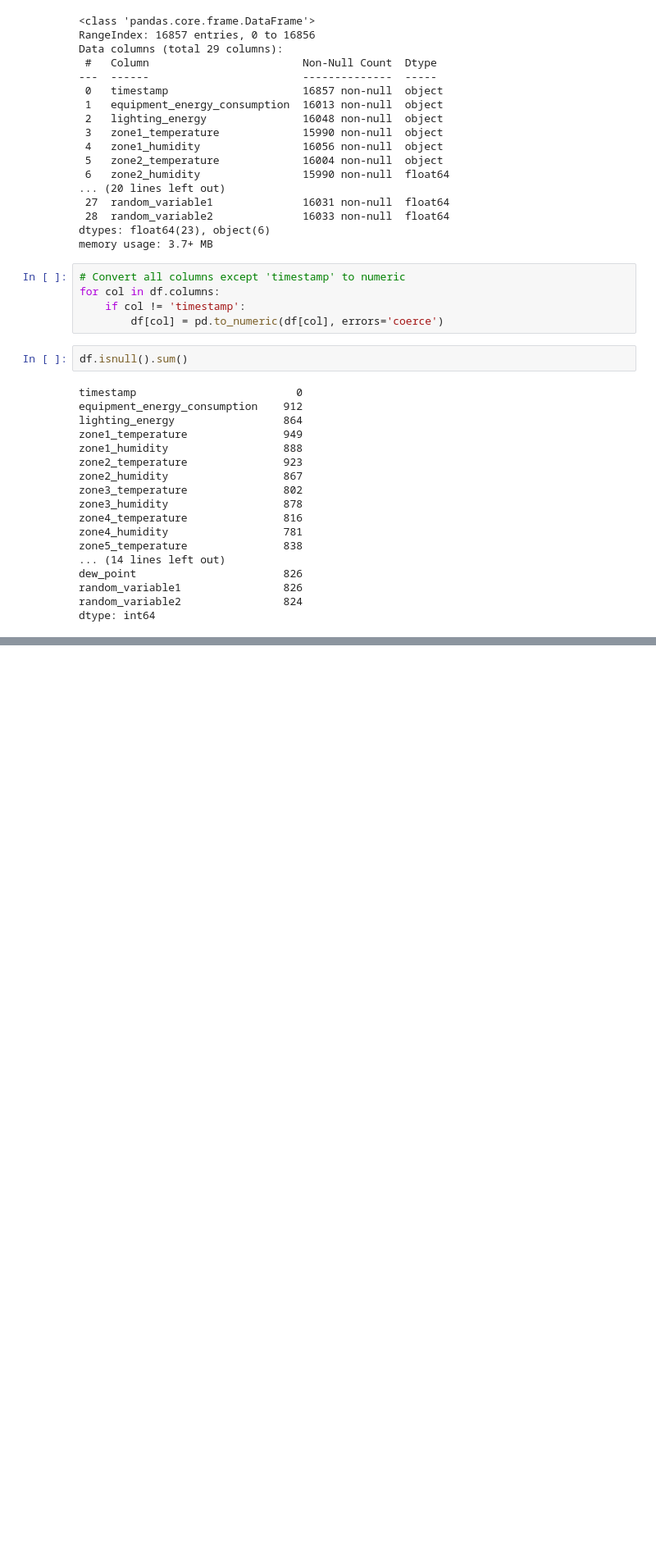
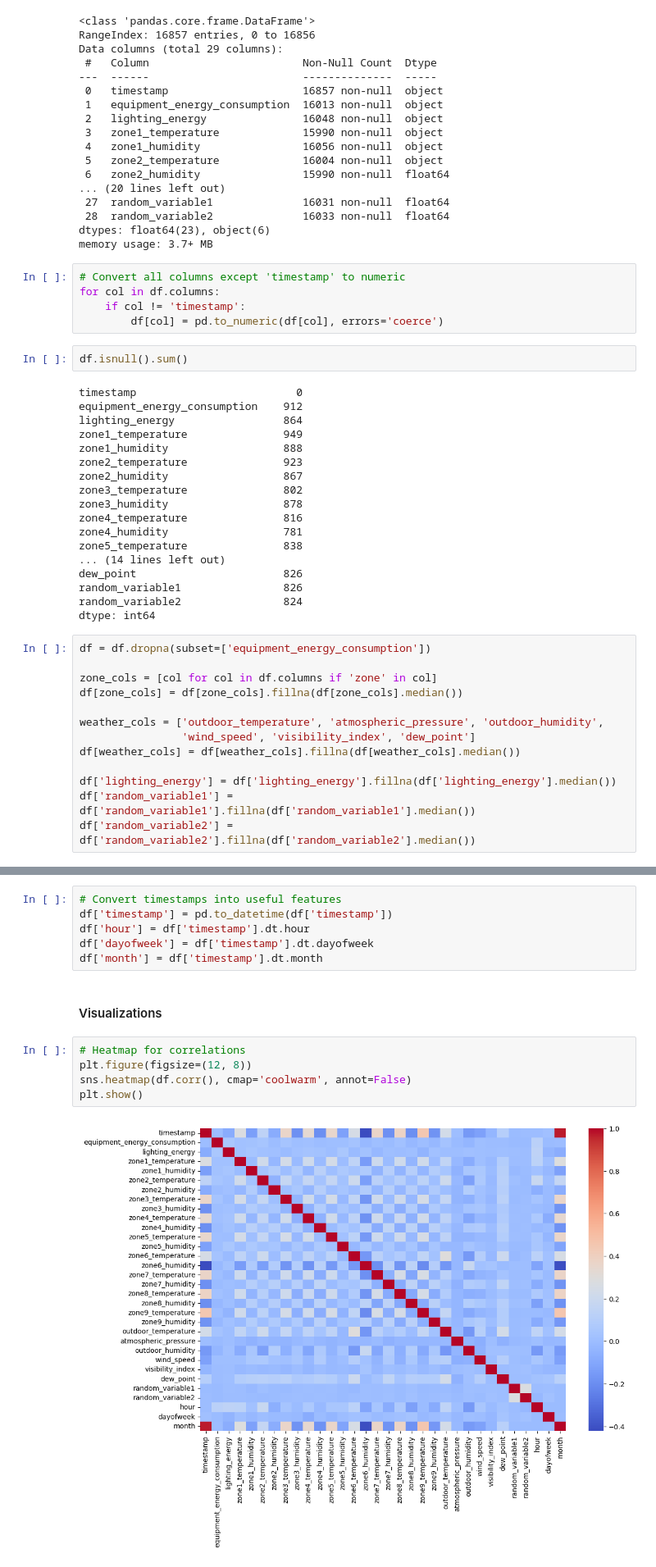
Before and after one commit to Nishita76/DS-Intern-Assignment-Nishita, a Jupyter notebook: notebook.ipynb, the cells around one changed output, grey strips where cells are left out. Shown at 82% size. Drawn from its saved outputs; the diff is of its cells as text; blank space fills up the shorter version.

Commit message:
EDA - visualizations and correlations

```diff
--- a/notebook.ipynb
+++ b/notebook.ipynb
@@ -84,3 +86,16 @@ dew_point                       826
 random_variable1                826
 random_variable2                824
 dtype: int64
+# %%
+df = df.dropna(subset=['equipment_energy_consumption'])
+
+zone_cols = [col for col in df.columns if 'zone' in col]
+df[zone_cols] = df[zone_cols].fillna(df[zone_cols].median())
+
+weather_cols = ['outdoor_temperature', 'atmospheric_pressure', 'outdoor_humidity',
+                'wind_speed', 'visibility_index', 'dew_point']
+df[weather_cols] = df[weather_cols].fillna(df[weather_cols].median())
+
+df['lighting_energy'] = df['lighting_energy'].fillna(df['lighting_energy'].median())
+df['random_variable1'] = df['random_variable1'].fillna(df['random_variable1'].median())
+df['random_variable2'] = df['random_variable2'].fillna(df['random_variable2'].median())
@@ -86,0 +122,15 @@ dtype: int64
+# %%
+# Convert timestamps into useful features
+df['timestamp'] = pd.to_datetime(df['timestamp'])
+df['hour'] = df['timestamp'].dt.hour
+df['dayofweek'] = df['timestamp'].dt.dayofweek
+df['month'] = df['timestamp'].dt.month
+# %% [markdown]
+#### Visualizations
+# %%
+# Heatmap for correlations
+plt.figure(figsize=(12, 8))
+sns.heatmap(df.corr(), cmap='coolwarm', annot=False)
+plt.show()
+# %% [output]
+[figure, added]
```
Also changed, not shown: parts of 7 cells of this notebook.
